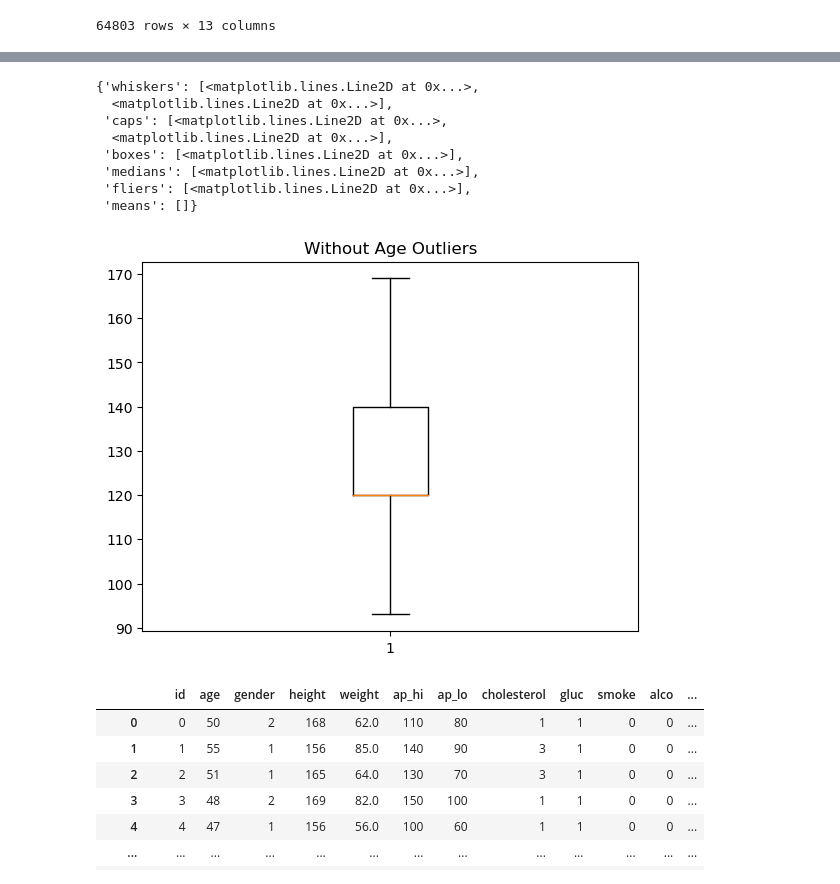
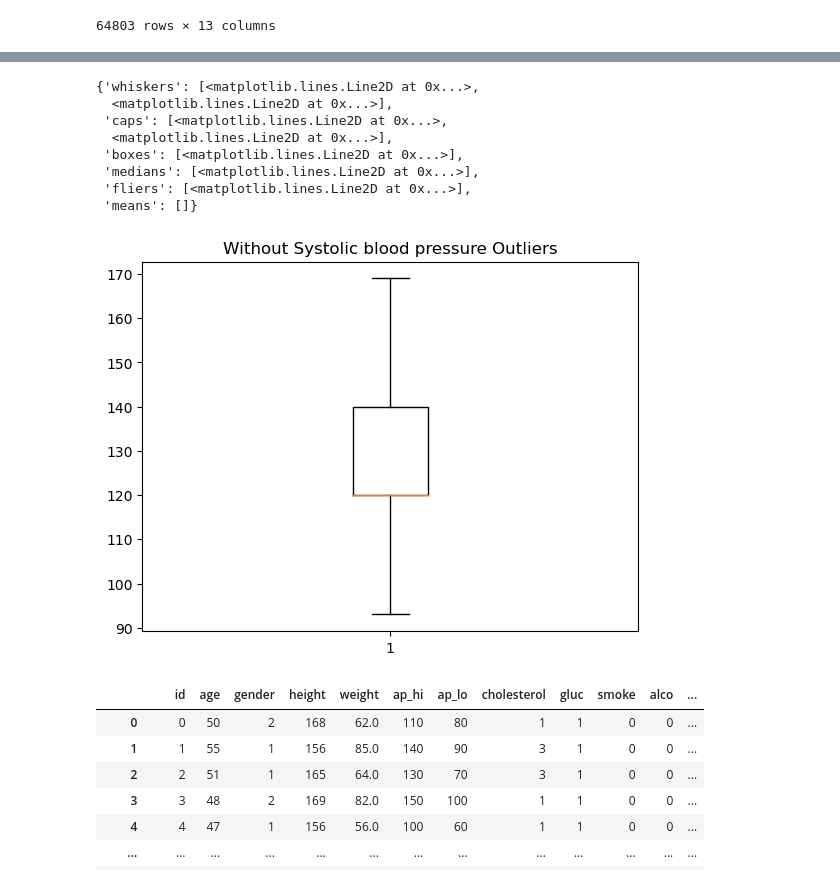
Before and after one commit to COMP3608-Big-Data/Cardiovascular-Disease-Prediction, a Jupyter notebook: the_gold_miners.ipynb, the cells around one changed output, grey strips where cells are left out. Cells and saved outputs as stored; diff of their text form; code cells hidden in the pictures.

```diff
--- a/the_gold_miners.ipynb
+++ b/the_gold_miners.ipynb
@@ -512,17 +513,17 @@ ax1.boxplot(df['ap_hi'])
 # %%
 fig1, ax1 = plt.subplots()
-ax1.set_title('Without Age Outliers')
+ax1.set_title('Without Systolic blood pressure Outliers')
 ax1.boxplot(df_without_outliers['ap_hi'])
 # %% [output]
 {'whiskers': [<matplotlib.lines.Line2D at 0x...>,
   <matplotlib.lines.Line2D at 0x...>],
  'caps': [<matplotlib.lines.Line2D at 0x...>,
   <matplotlib.lines.Line2D at 0x...>],
  'boxes': [<matplotlib.lines.Line2D at 0x...>],
  'medians': [<matplotlib.lines.Line2D at 0x...>],
  'fliers': [<matplotlib.lines.Line2D at 0x...>],
  'means': []}
-[figure, old version]
+[figure, new version]
 # %%
 df_without_outliers = df[(df['ap_hi'] > lower_bound) & (df['ap_hi'] < upper_bound)].reset_index(drop=True)
 df = df_without_outliers
```
Also changed, not shown: parts of 20 cells of this notebook.
